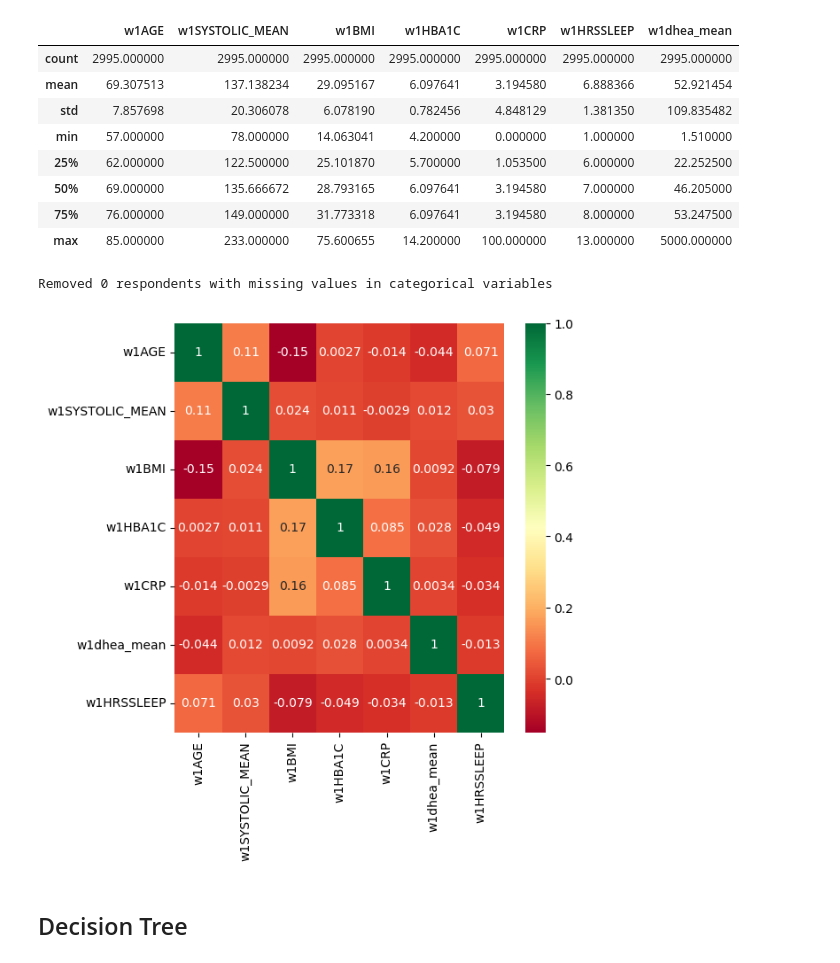
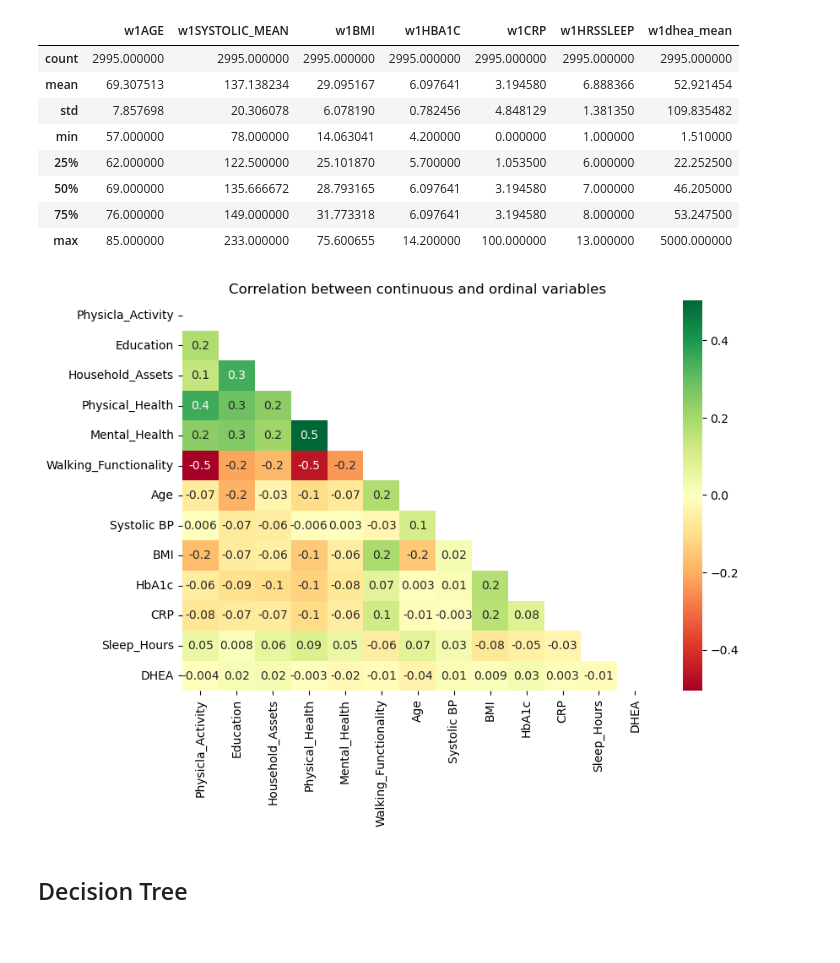
Before and after one commit to yiang-li/Predicting-Mortality-Machine-Learning, a Jupyter notebook: code.ipynb, the cells around one changed output. Drawn from its saved outputs; the diff is of its cells as text; code cells hidden in the pictures.

```diff
--- a/code.ipynb
+++ b/code.ipynb
@@ -83,12 +105,0 @@ data[3:8]
-# %%
-# Preprocessing binary variables
-cat_col = ['ID', 'deceased', 'w1SMOKECIG', 'w1ALCOHOL', 'w1MARITLST',
-           'w1ETHGRP', 'w1GENDER',
-           'w1CONDITNS_3']
-data_cat = data[data[cat_col].notnull()].copy()[cat_col]
-for col in cat_col:
-    data_cat[col] = data_cat[col].astype('category')
-data_cat['w1married'] = np.where(data_cat['w1MARITLST'] == 'Married', 1, 0)
-data_cat['w1raceblk'] = np.where(data_cat['w1ETHGRP'] == 'Married', 1, 0)
-data_cat.drop('w1MARITLST', axis=1, inplace=True)
-data_cat.drop('w1ETHGRP', axis=1, inplace=True)
@@ -125,17 +199,3 @@ data_con.describe()
 | 50% | 69.000000 | 135.666672 | 28.793165 | 6.097641 | 3.194580 | 7.000000 | 46.205000 |
 | 75% | 76.000000 | 149.000000 | 31.773318 | 6.097641 | 3.194580 | 8.000000 | 53.247500 |
 | max | 85.000000 | 233.000000 | 75.600655 | 14.200000 | 100.000000 | 13.000000 | 5000.000000 |
-# %%
-data = pd.concat([data_cat, data_ord, data_con], axis=1)
-data_nona = data.dropna()
-print("Removed {} respondents with missing values in categorical variables".\
-    format(len(data) - len(data_nona)))
-# %% [output]
-Removed 0 respondents with missing values in categorical variables
-# %%
-_, ax = plt.subplots(figsize=(6,6))
-columns = ['w1AGE', 'w1SYSTOLIC_MEAN', 'w1BMI', 'w1HBA1C',
-           'w1CRP', 'w1dhea_mean', 'w1HRSSLEEP']
-sns.heatmap(data[columns].corr(),annot=True,cmap='RdYlGn', ax=ax);
-# %% [output]
-[figure, removed]
@@ -142,3 +205,25 @@ sns.heatmap(data[columns].corr(),annot=True,cmap='RdYlGn', ax=ax);
+# %%
+# Analyze the correlation amongst the continuous and ordinal variables
+_, ax = plt.subplots(figsize=(9,6))
+
+# Combine the two dataframes of ordinal and continuous variables
+data_ord_con = pd.concat([data_ord, data_con], axis=1)
+# Rename the columns of the combined dataframe
+new_names = ['Physicla_Activity', 'Education', 'Household_Assets',
+             'Physical_Health', 'Mental_Health', 'Walking_Functionality',
+             'Age', 'Systolic BP', 'BMI', 'HbA1c', 'CRP',
+             'Sleep_Hours','DHEA']
+# Assign the new names to the columns of the combined dataframe
+data_ord_con.columns = new_names
+# Create a mask to hide the upper triangle of the heatmap
+matrix = np.triu(data_ord_con.corr())
+# Plot the heatmap
+sns.heatmap(data_ord_con.corr(),annot=True, fmt='.1g', cmap='RdYlGn', ax=ax,
+            mask=matrix)
+plt.title('Correlation between continuous and ordinal variables')
+plt.show()
+# %% [output]
+[figure, added]
 # %% [markdown]
 ## Decision Tree
 # %%
```
Also changed, not shown: parts of 15 cells of this notebook.
